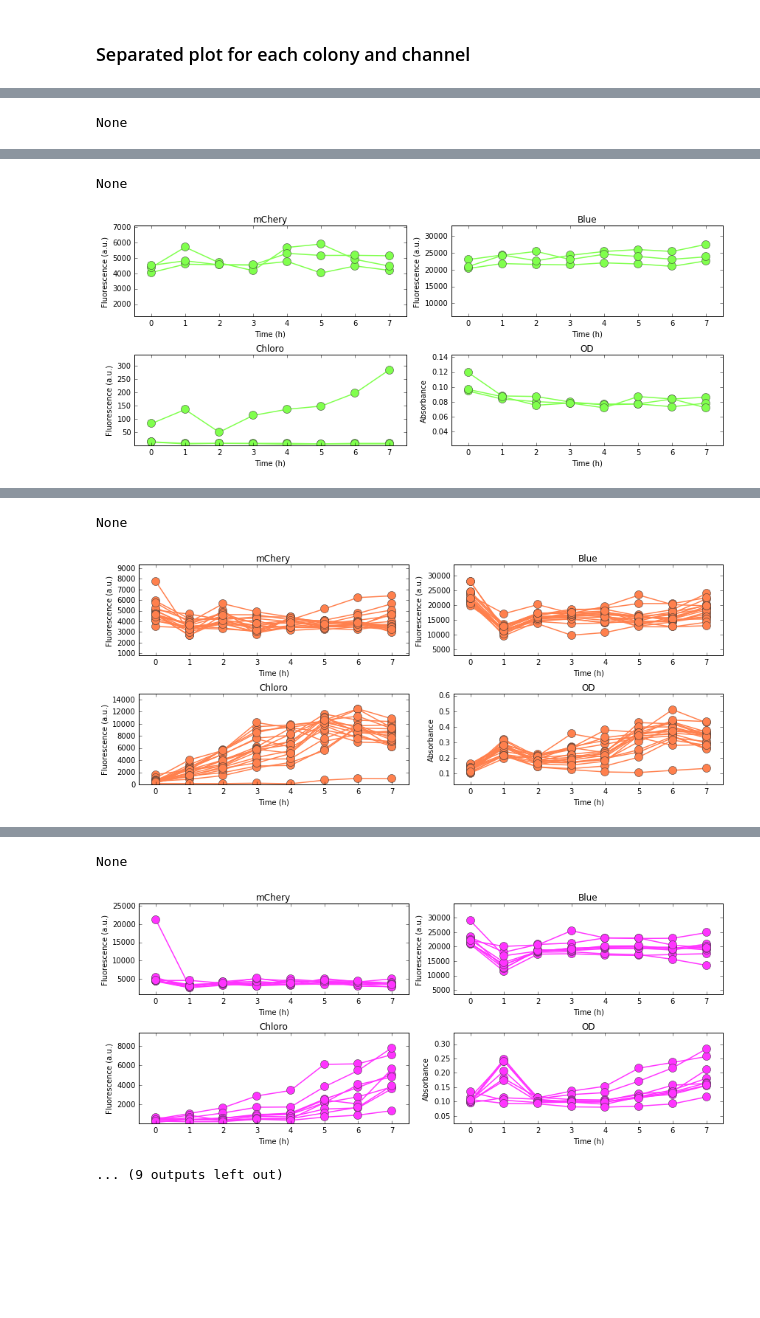
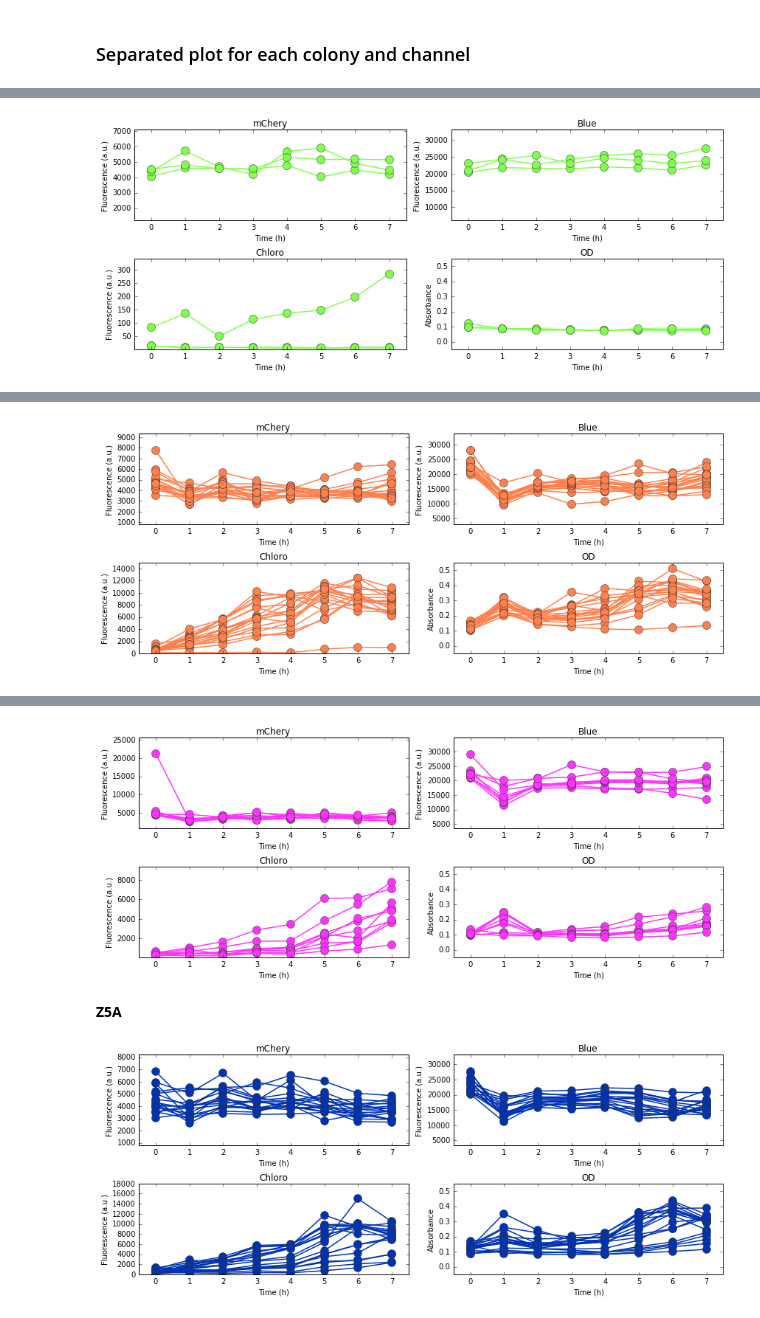
Before and after one commit to VandroiyLabs/modeliGEM2016, a Jupyter notebook: notebooks/Screening.ipynb, the cells around one changed output, grey strips where cells are left out. Cells and saved outputs as stored; diff of their text form; code cells hidden in the pictures; blank space fills up the shorter version.

```diff
--- a/notebooks/Screening.ipynb
+++ b/notebooks/Screening.ipynb
@@ -43,7 +48,7 @@ experiment.readfromSpreadSheet("Chloro", 144)
 # %%
 for colony in experiment.colonyNames:
 
-    print display( HTML('<h2>' + colony + '</h2>') )
+    display( HTML('<b>' + colony + '</b>') )
     f, ax = pl.subplots(2,2, figsize=(12,5))
 
     maxx = 7.5
@@ -60,10 +65,11 @@ for colony in experiment.colonyNames:
     experiment.plotIt("OD", colony, ax[1,1], ylabel="Absorbance")
     ax[1,1].set_title("OD")
     ax[1,1].set_xlim(-0.5,maxx)
+    ax[1,1].set_ylim(-0.05,0.55)
 
 
     pl.tight_layout()
+    pl.savefig("Plots Screening 1/Plot_" + colony + ".png", dpi=400)
     pl.show()
 # %% [output]
 Z5S
-None
@@ -71,10 +77,8 @@ None
 Z10A
-None
-[figure, old version]
+[figure, new version]
 Z5T
-None
-[figure, old version]
+[figure, new version]
 Z10M
-None
-[figure, old version]
+[figure, new version]
-... (9 outputs left out)
+Z5A
+[figure, added]
```
Also changed, not shown: parts of 13 cells of this notebook, 8 other files.
